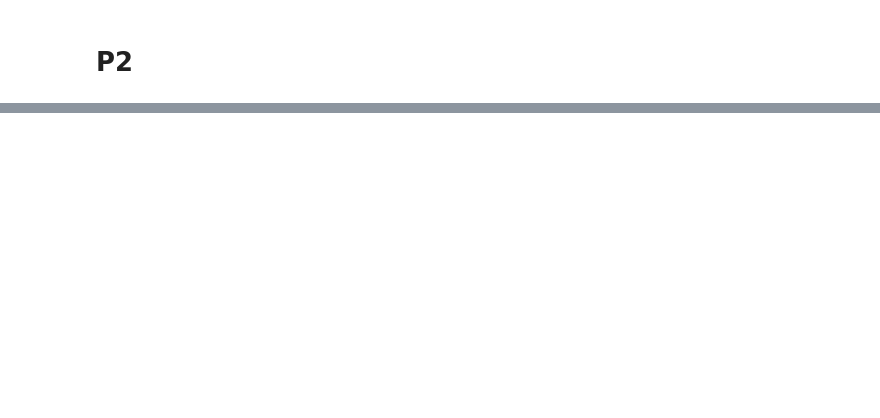
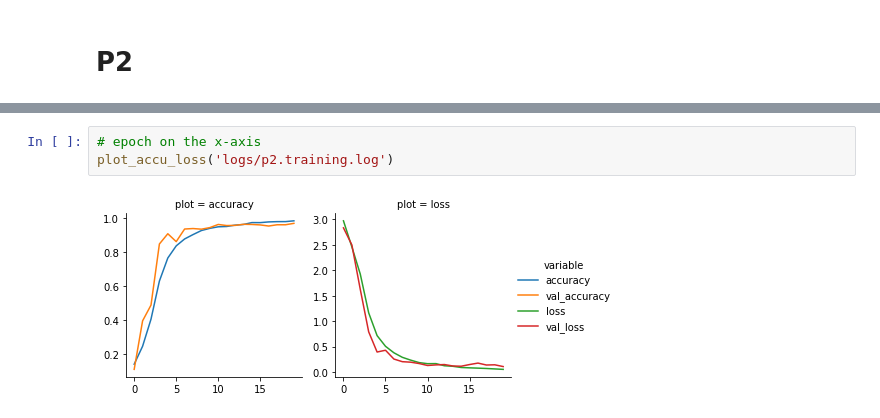
Before and after one commit to RuolinZheng08/cmsc33750-machine-learning-and-cancer, a Jupyter notebook: hw4/hw4_eval.ipynb, the cells around one changed output, grey strips where cells are left out. Drawn from its saved outputs; the diff is of its cells as text; blank space fills up the shorter version.

```diff
--- a/hw4/hw4_eval.ipynb
+++ b/hw4/hw4_eval.ipynb
@@ -92,0 +148,5 @@ The test error is 0.13593116402626038, and the accuracy is 0.970370352268219. We
+# %%
+# epoch on the x-axis
+plot_accu_loss('logs/p2.training.log')
+# %% [output]
+[figure, added]
```
Also changed, not shown: parts of 33 cells of this notebook, 2 other files.
